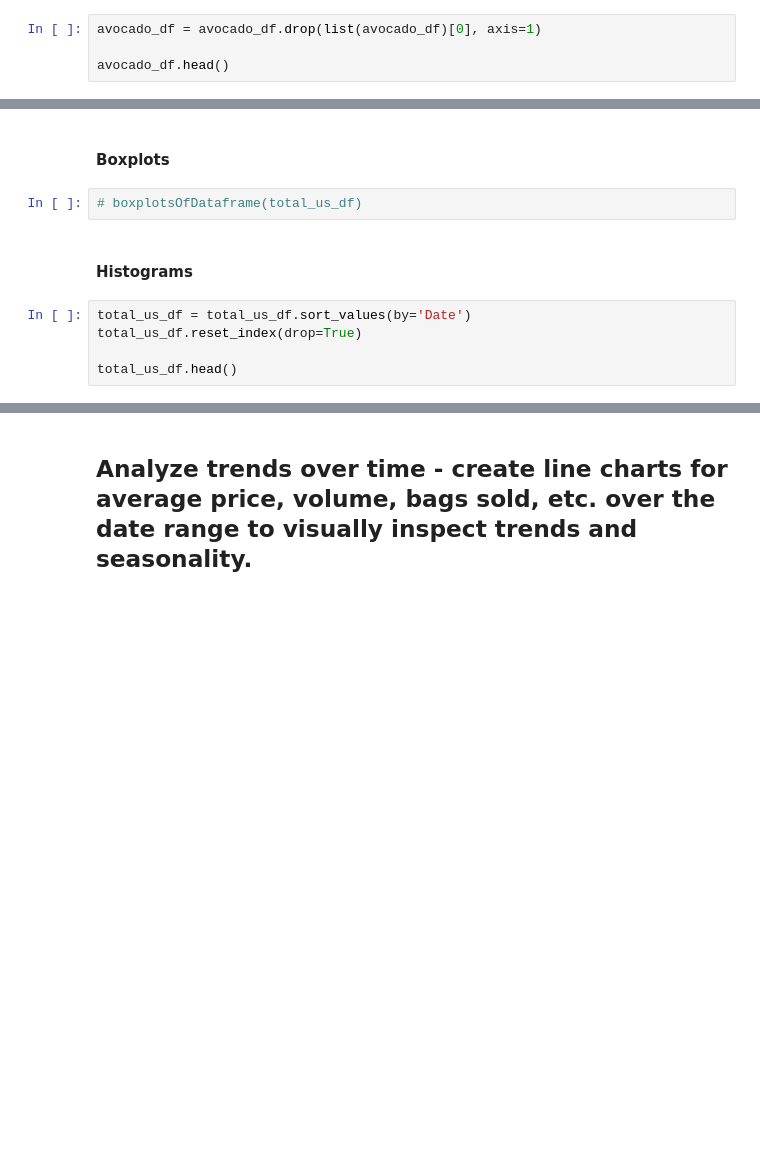
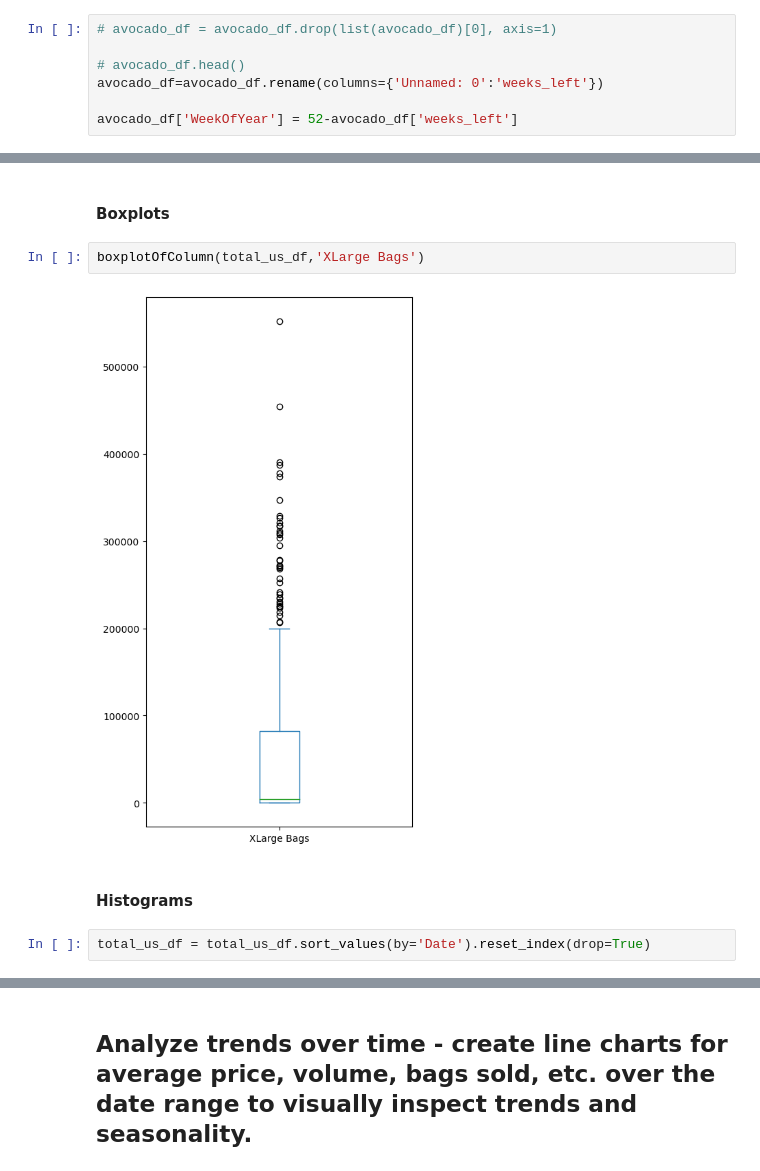
Before and after one commit to statho7/project_avocado, a Jupyter notebook: avocado.ipynb, the cells around one changed output, grey strips where cells are left out. Drawn from its saved outputs; the diff is of its cells as text; blank space fills up the shorter version.

```diff
--- a/avocado.ipynb
+++ b/avocado.ipynb
@@ -64,9 +91,12 @@ avocado_df.head()
 
 As the unnmaed column that represents the number of weeks left for the end of the year of the observation does not seem of use we will remove it
 # %%
-avocado_df = avocado_df.drop(list(avocado_df)[0], axis=1)
+# avocado_df = avocado_df.drop(list(avocado_df)[0], axis=1)
 
-avocado_df.head()
+# avocado_df.head()
+avocado_df=avocado_df.rename(columns={'Unnamed: 0':'weeks_left'})
+
+avocado_df['WeekOfYear'] = 52-avocado_df['weeks_left']
 # %% [markdown]
 # Exploratory Data Analysis
 # %% [markdown]
@@ -118,13 +234,12 @@ print(total_us_df.describe())
 # %% [markdown]
 #### Boxplots
-# %%
-# boxplotsOfDataframe(total_us_df)
+# %%
+boxplotOfColumn(total_us_df,'XLarge Bags')
+# %% [output]
+[figure, added]
 # %% [markdown]
 #### Histograms
 # %%
-total_us_df = total_us_df.sort_values(by='Date')
-total_us_df.reset_index(drop=True)
-
-total_us_df.head()
+total_us_df = total_us_df.sort_values(by='Date').reset_index(drop=True)
 # %%
 histogramsOfDataframe(total_us_df)
```
Also changed, not shown: parts of 128 cells of this notebook, 5 other files.
